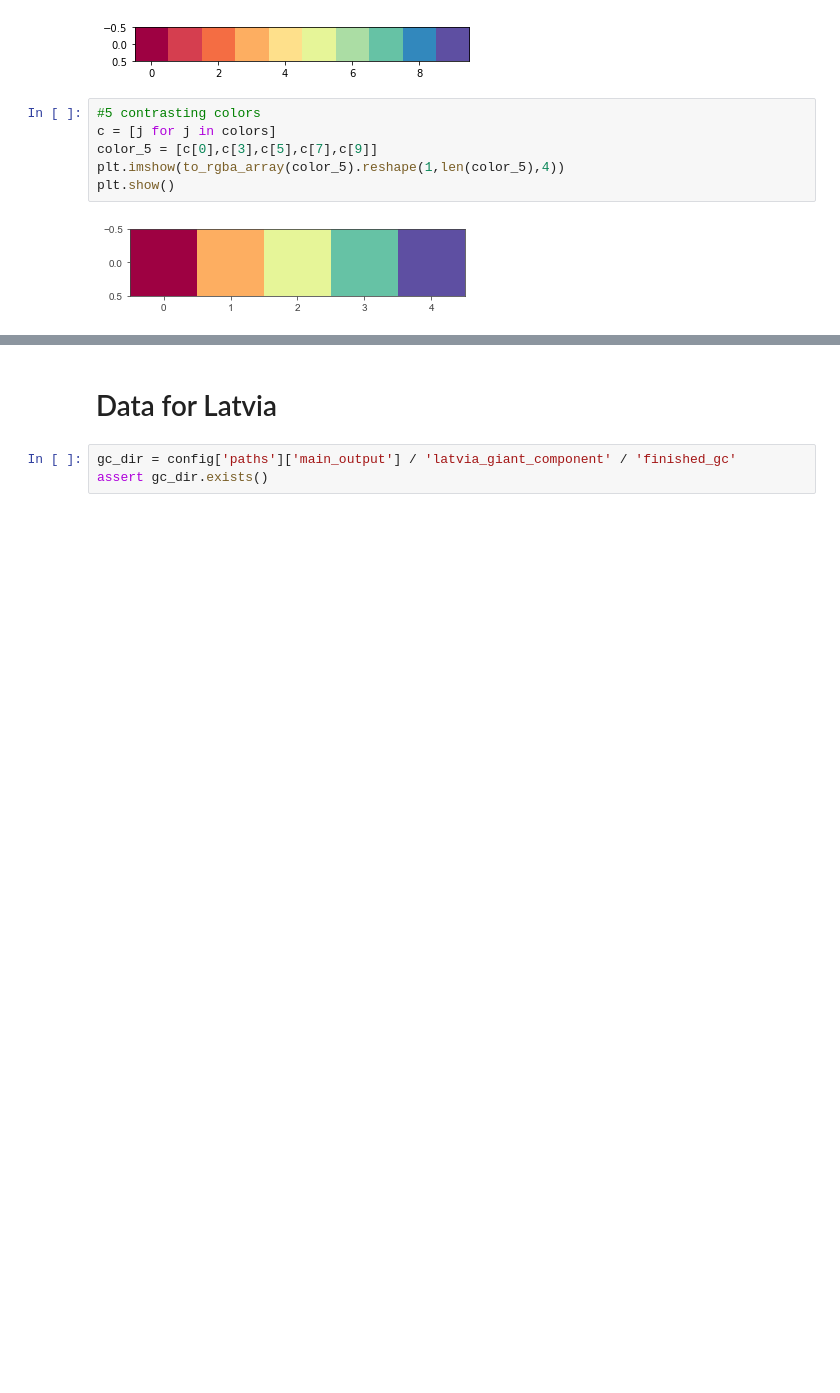
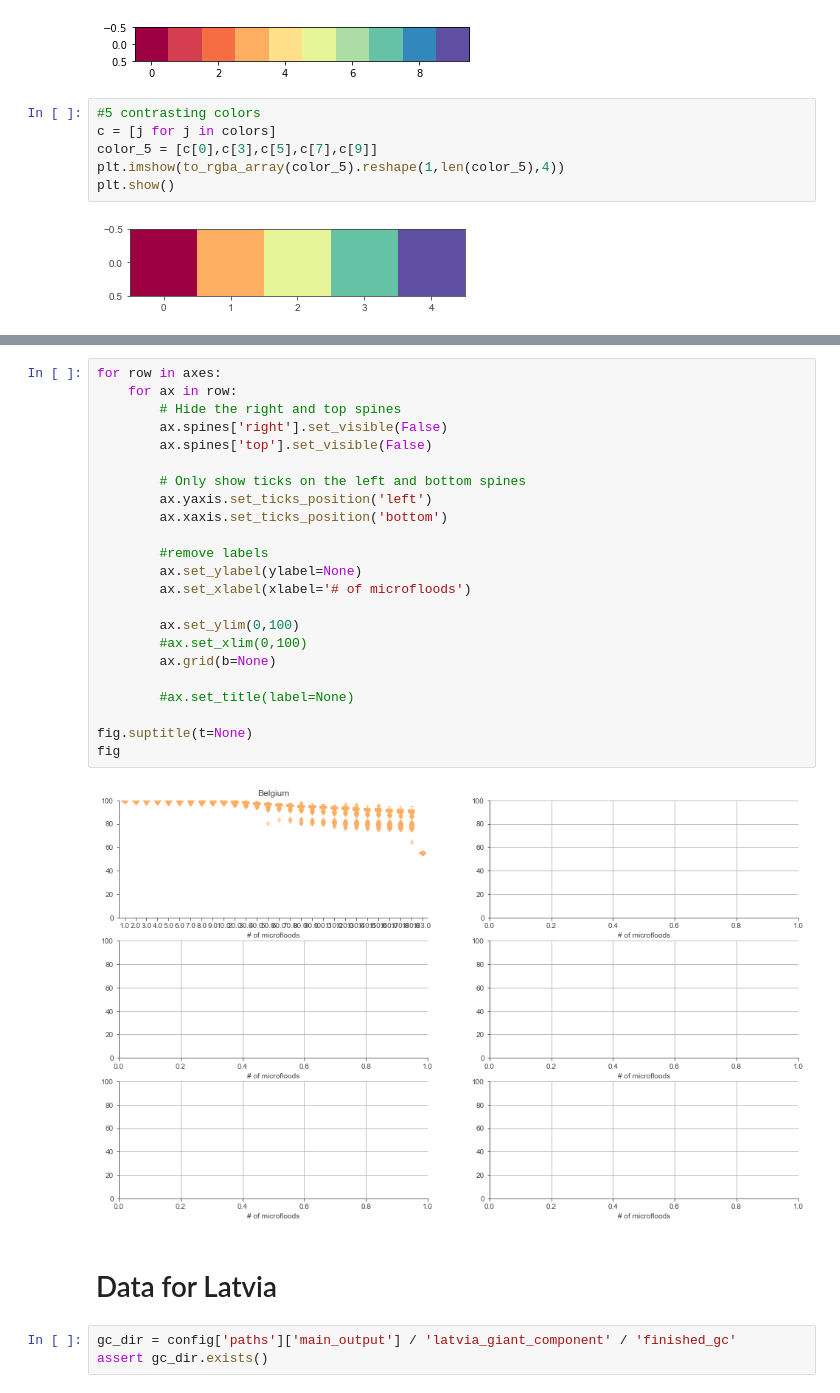
Before and after one commit to keesvanginkel/europe_flood_road_disruption, a Jupyter notebook: scripts/aggregate_giantcomponent.ipynb, the cells around one changed output, grey strips where cells are left out. Saved outputs shown, nothing was run; the diff lists cells and outputs as text; blank space fills up the shorter version.

```diff
--- a/scripts/aggregate_giantcomponent.ipynb
+++ b/scripts/aggregate_giantcomponent.ipynb
@@ -188,3 +226,28 @@ Text(0.5, 1.0, 'Belgium')
+# %%
+for row in axes:
+    for ax in row:
+        # Hide the right and top spines
+        ax.spines['right'].set_visible(False)
+        ax.spines['top'].set_visible(False)
+
+        # Only show ticks on the left and bottom spines
+        ax.yaxis.set_ticks_position('left')
+        ax.xaxis.set_ticks_position('bottom')
+
+        #remove labels
+        ax.set_ylabel(ylabel=None)
+        ax.set_xlabel(xlabel='# of microfloods')
+
+        ax.set_ylim(0,100)
+        #ax.set_xlim(0,100)
+        ax.grid(b=None)
+
+        #ax.set_title(label=None)
+
+fig.suptitle(t=None)
+fig
+# %% [output]
+[figure, added]
 # %% [markdown]
 # Data for Latvia
 # %%
```
Also changed, not shown: parts of 8 cells of this notebook.
